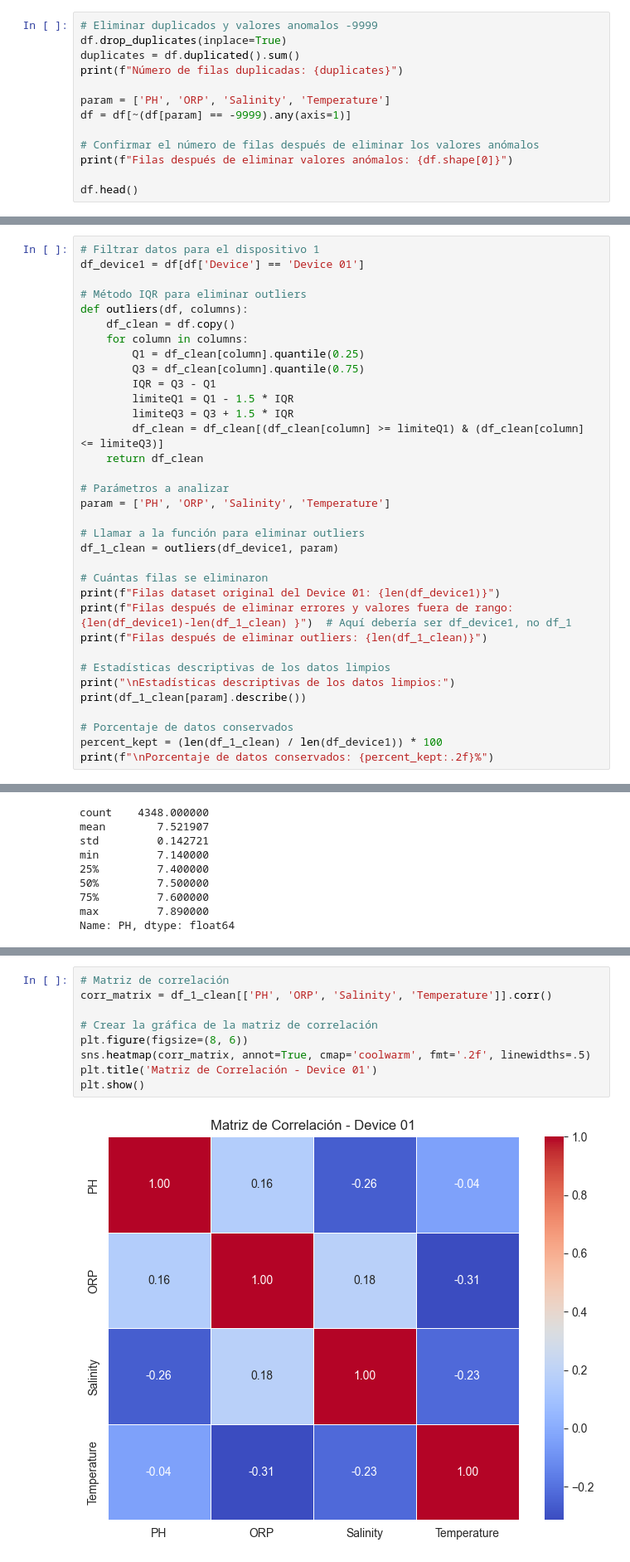
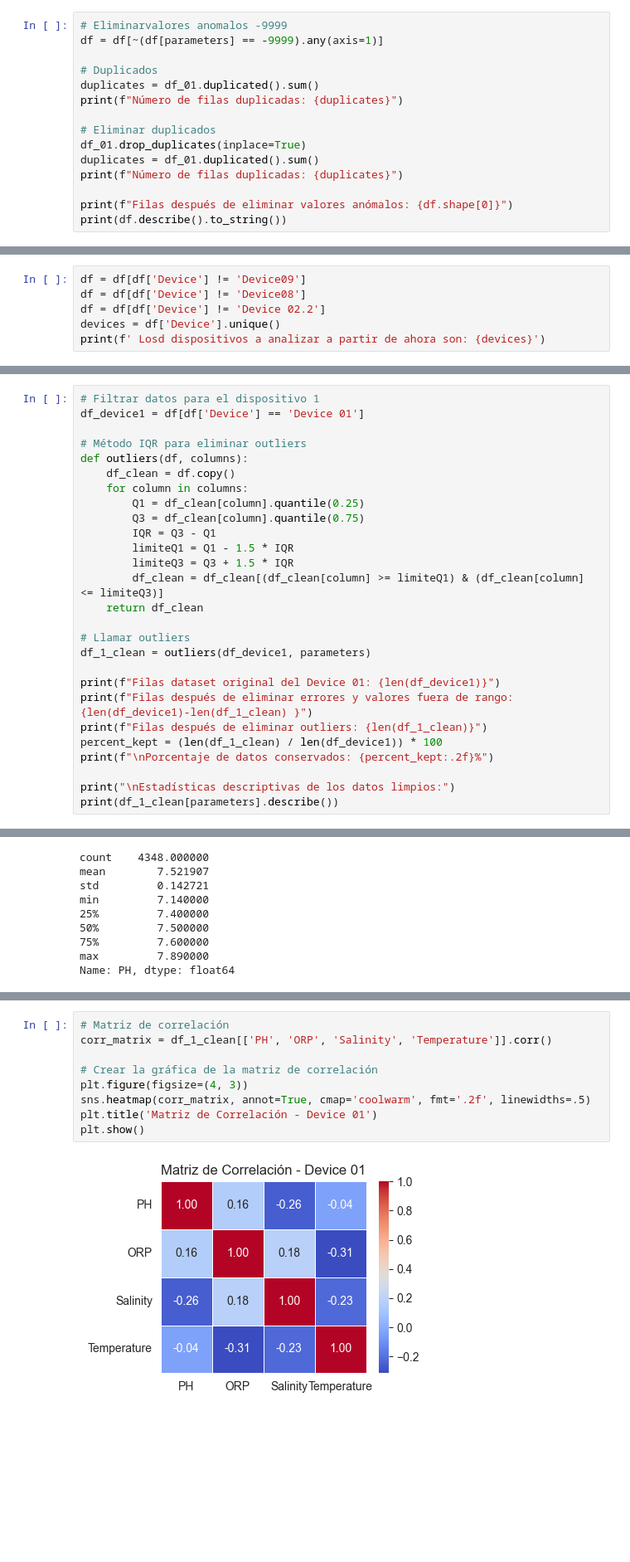
Before and after one commit to Mirilh/TFM_Pool, a Jupyter notebook: Notebook/3_AnalisisData.ipynb, the cells around one changed output, grey strips where cells are left out. Shown at 83% size. Saved outputs shown, nothing was run; the diff lists cells and outputs as text; blank space fills up the shorter version.

```diff
--- a/Notebook/3_AnalisisData.ipynb
+++ b/Notebook/3_AnalisisData.ipynb
@@ -310,15 +218,17 @@ df.tail(2)
 # %%
-# Eliminar duplicados y valores anomalos -9999
-df.drop_duplicates(inplace=True)
-duplicates = df.duplicated().sum()
+# Eliminarvalores anomalos -9999
+df = df[~(df[parameters] == -9999).any(axis=1)]
+
+# Duplicados
+duplicates = df_01.duplicated().sum()
 print(f"Número de filas duplicadas: {duplicates}")
 
-param = ['PH', 'ORP', 'Salinity', 'Temperature']
-df = df[~(df[param] == -9999).any(axis=1)]
+# Eliminar duplicados
+df_01.drop_duplicates(inplace=True)
+duplicates = df_01.duplicated().sum()
+print(f"Número de filas duplicadas: {duplicates}")
 
-# Confirmar el número de filas después de eliminar los valores anómalos
 print(f"Filas después de eliminar valores anómalos: {df.shape[0]}")
-
-df.head()
+print(df.describe().to_string())
 # %% [output]
 Número de filas duplicadas: 0
@@ -356,0 +409,6 @@ En esta grafica confirmamos que por ejemplo el device 1 tiene dos periodos de fu
+# %%
+df = df[df['Device'] != 'Device09']
+df = df[df['Device'] != 'Device08']
+df = df[df['Device'] != 'Device 02.2']
+devices = df['Device'].unique()
+print(f' Losd dispositivos a analizar a partir de ahora son: {devices}')
@@ -372,24 +448,17 @@ def outliers(df, columns):
         df_clean = df_clean[(df_clean[column] >= limiteQ1) & (df_clean[column] <= limiteQ3)]
     return df_clean
 
-# Parámetros a analizar
-param = ['PH', 'ORP', 'Salinity', 'Temperature']
+# Llamar outliers
+df_1_clean = outliers(df_device1, parameters)
 
-# Llamar a la función para eliminar outliers
-df_1_clean = outliers(df_device1, param)
-
-# Cuántas filas se eliminaron
 print(f"Filas dataset original del Device 01: {len(df_device1)}")
-print(f"Filas después de eliminar errores y valores fuera de rango: {len(df_device1)-len(df_1_clean) }")  # Aquí debería ser df_device1, no df_1
+print(f"Filas después de eliminar errores y valores fuera de rango: {len(df_device1)-len(df_1_clean) }")
 print(f"Filas después de eliminar outliers: {len(df_1_clean)}")
-
-# Estadísticas descriptivas de los datos limpios
-print("\nEstadísticas descriptivas de los datos limpios:")
-print(df_1_clean[param].describe())
-
-# Porcentaje de datos conservados
 percent_kept = (len(df_1_clean) / len(df_device1)) * 100
 print(f"\nPorcentaje de datos conservados: {percent_kept:.2f}%")
+
+print("\nEstadísticas descriptivas de los datos limpios:")
+print(df_1_clean[parameters].describe())
 # %% [output]
 Filas dataset original del Device 01: 6270
 Filas después de eliminar errores y valores fuera de rango: 1922
@@ -475,11 +549,11 @@ plt.show()
 # %%
 # Matriz de correlación
 corr_matrix = df_1_clean[['PH', 'ORP', 'Salinity', 'Temperature']].corr()
 
 # Crear la gráfica de la matriz de correlación
-plt.figure(figsize=(8, 6))
+plt.figure(figsize=(4, 3))
 sns.heatmap(corr_matrix, annot=True, cmap='coolwarm', fmt='.2f', linewidths=.5)
 plt.title('Matriz de Correlación - Device 01')
 plt.show()
 # %% [output]
-[figure, old version]
+[figure, new version]
```
Also changed, not shown: parts of 66 cells of this notebook.
